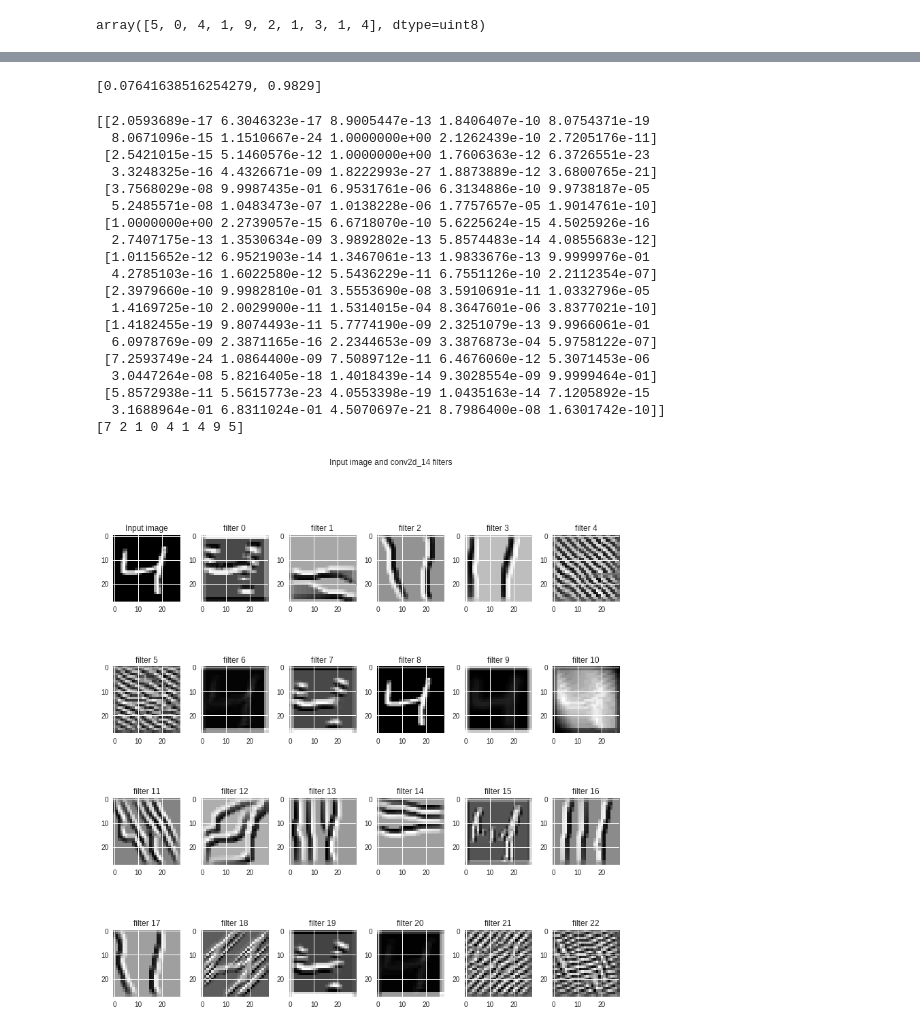
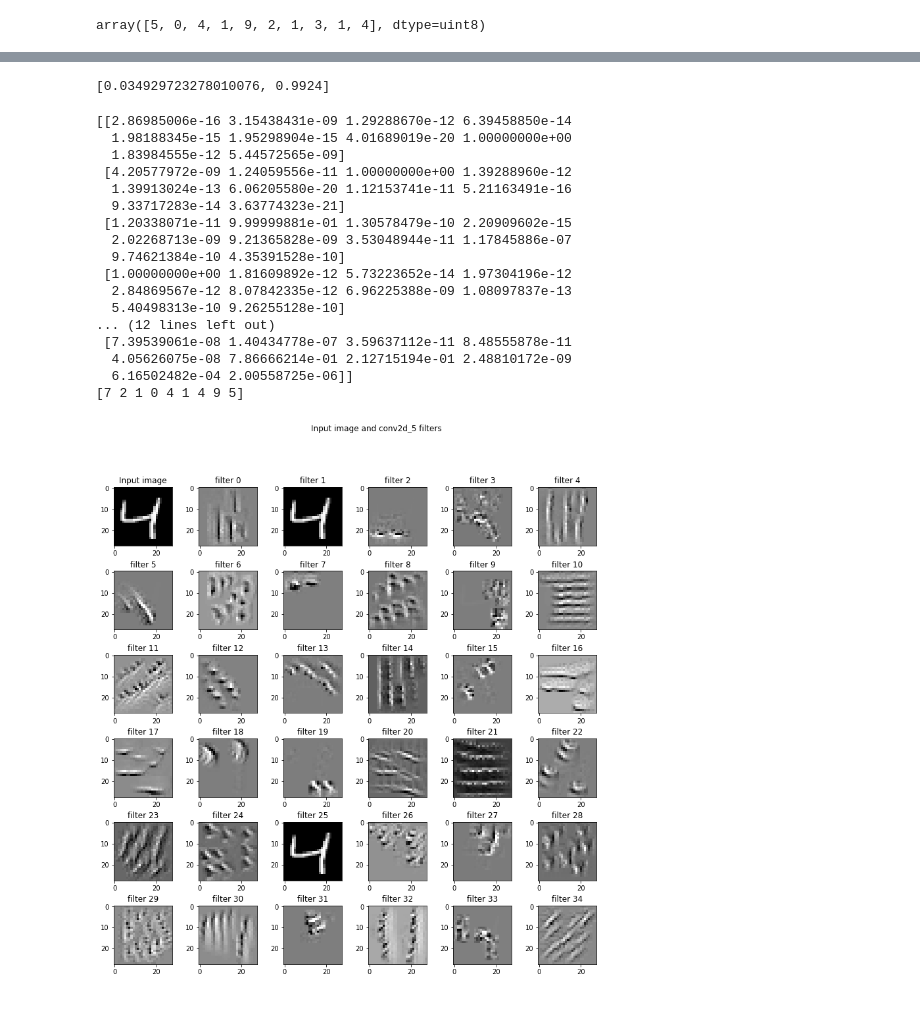
Before and after one commit to viveksahukar/eip, a Jupyter notebook: vs_1st_DNN.ipynb, the cells around one changed output, grey strips where cells are left out. Cells and saved outputs as stored; diff of their text form; code cells hidden in the pictures.

```diff
--- a/vs_1st_DNN.ipynb
+++ b/vs_1st_DNN.ipynb
@@ -64,9 +65,11 @@ array([[0., 0., 0., 0., 0., 1., 0., 0., 0., 0.],
 from keras.layers import Activation
 model = Sequential()
 
-
-model.add(Convolution2D(32, 3, 3, activation='relu', input_shape=(28,28,1)))
-model.add(Convolution2D(10, 1, activation='relu'))
-model.add(Convolution2D(10, 26))
+model.add(Convolution2D(32, (3, 3), activation='relu', input_shape=(28,28,1)))
+model.add(MaxPooling2D((2,2)))
+model.add(Convolution2D(64, (3,3), activation='relu'))
+model.add(MaxPooling2D((2,2)))
+model.add(Convolution2D(64, (3,3), activation='relu'))
 model.add(Flatten())
-model.add(Activation('softmax'))
+model.add(Dense(64, activation='relu'))
+model.add(Dense(10, activation='softmax'))
@@ -118,31 +128,29 @@ score = model.evaluate(X_test, Y_test, verbose=0)
 # %%
 print(score)
 # %% [output]
-[0.07641638516254279, 0.9829]
+[0.034929723278010076, 0.9924]
 # %%
 y_pred = model.predict(X_test)
 # %%
 print(y_pred[:9])
 print(y_test[:9])
 # %% [output]
-[[2.0593689e-17 6.3046323e-17 8.9005447e-13 1.8406407e-10 8.0754371e-19
-  8.0671096e-15 1.1510667e-24 1.0000000e+00 2.1262439e-10 2.7205176e-11]
- [2.5421015e-15 5.1460576e-12 1.0000000e+00 1.7606363e-12 6.3726551e-23
-  3.3248325e-16 4.4326671e-09 1.8222993e-27 1.8873889e-12 3.6800765e-21]
- [3.7568029e-08 9.9987435e-01 6.9531761e-06 6.3134886e-10 9.9738187e-05
-  5.2485571e-08 1.0483473e-07 1.0138228e-06 1.7757657e-05 1.9014761e-10]
- [1.0000000e+00 2.2739057e-15 6.6718070e-10 5.6225624e-15 4.5025926e-16
-  2.7407175e-13 1.3530634e-09 3.9892802e-13 5.8574483e-14 4.0855683e-12]
- [1.0115652e-12 6.9521903e-14 1.3467061e-13 1.9833676e-13 9.9999976e-01
-  4.2785103e-16 1.6022580e-12 5.5436229e-11 6.7551126e-10 2.2112354e-07]
- [2.3979660e-10 9.9982810e-01 3.5553690e-08 3.5910691e-11 1.0332796e-05
-  1.4169725e-10 2.0029900e-11 1.5314015e-04 8.3647601e-06 3.8377021e-10]
- [1.4182455e-19 9.8074493e-11 5.7774190e-09 2.3251079e-13 9.9966061e-01
-  6.0978769e-09 2.3871165e-16 2.2344653e-09 3.3876873e-04 5.9758122e-07]
- [7.2593749e-24 1.0864400e-09 7.5089712e-11 6.4676060e-12 5.3071453e-06
-  3.0447264e-08 5.8216405e-18 1.4018439e-14 9.3028554e-09 9.9999464e-01]
- [5.8572938e-11 5.5615773e-23 4.0553398e-19 1.0435163e-14 7.1205892e-15
-  3.1688964e-01 6.8311024e-01 4.5070697e-21 8.7986400e-08 1.6301742e-10]]
+[[2.86985006e-16 3.15438431e-09 1.29288670e-12 6.39458850e-14
+  1.98188345e-15 1.95298904e-15 4.01689019e-20 1.00000000e+00
+  1.83984555e-12 5.44572565e-09]
+ [4.20577972e-09 1.24059556e-11 1.00000000e+00 1.39288960e-12
+  1.39913024e-13 6.06205580e-20 1.12153741e-11 5.21163491e-16
+  9.33717283e-14 3.63774323e-21]
+ [1.20338071e-11 9.99999881e-01 1.30578479e-10 2.20909602e-15
+  2.02268713e-09 9.21365828e-09 3.53048944e-11 1.17845886e-07
+  9.74621384e-10 4.35391528e-10]
+ [1.00000000e+00 1.81609892e-12 5.73223652e-14 1.97304196e-12
+  2.84869567e-12 8.07842335e-12 6.96225388e-09 1.08097837e-13
+  5.40498313e-10 9.26255128e-10]
+... (12 lines left out)
+ [7.39539061e-08 1.40434778e-07 3.59637112e-11 8.48555878e-11
+  4.05626075e-08 7.86666214e-01 2.12715194e-01 2.48810172e-09
+  6.16502482e-04 2.00558725e-06]]
 [7 2 1 0 4 1 4 9 5]
 # %%
 layer_dict = dict([(layer.name, layer) for layer in model.layers])
@@ -169,7 +177,7 @@ def deprocess_image(x):
     return x
 
 def vis_img_in_filter(img = np.array(X_train[2]).reshape((1, 28, 28, 1)).astype(np.float64),
-                      layer_name = 'conv2d_14'):
+                      layer_name = 'conv2d_5'):
     layer_output = layer_dict[layer_name].output
     img_ascs = list()
     for filter_index in range(layer_output.shape[3]):
@@ -192,31 +200,31 @@ def vis_img_in_filter(img = np.array(X_train[2]).reshape((1, 28, 28, 1)).astype(
         img_asc = np.array(img)
         # run gradient ascent for 20 steps
         for i in range(20):
             loss_value, grads_value = iterate([img_asc])
             img_asc += grads_value * step
 
         img_asc = img_asc[0]
         img_ascs.append(deprocess_image(img_asc).reshape((28, 28)))
 
     if layer_output.shape[3] >= 35:
         plot_x, plot_y = 6, 6
     elif layer_output.shape[3] >= 23:
         plot_x, plot_y = 4, 6
     elif layer_output.shape[3] >= 11:
         plot_x, plot_y = 2, 6
     else:
         plot_x, plot_y = 1, 2
     fig, ax = plt.subplots(plot_x, plot_y, figsize = (12, 12))
     ax[0, 0].imshow(img.reshape((28, 28)), cmap = 'gray')
     ax[0, 0].set_title('Input image')
     fig.suptitle('Input image and %s filters' % (layer_name,))
     fig.tight_layout(pad = 0.3, rect = [0, 0, 0.9, 0.9])
     for (x, y) in [(i, j) for i in range(plot_x) for j in range(plot_y)]:
         if x == 0 and y == 0:
             continue
         ax[x, y].imshow(img_ascs[x * plot_y + y - 1], cmap = 'gray')
         ax[x, y].set_title('filter %d' % (x * plot_y + y - 1))
 
 vis_img_in_filter()
 # %% [output]
-[figure, old version]
+[figure, new version]
```
Also changed, not shown: parts of 8 cells of this notebook.
